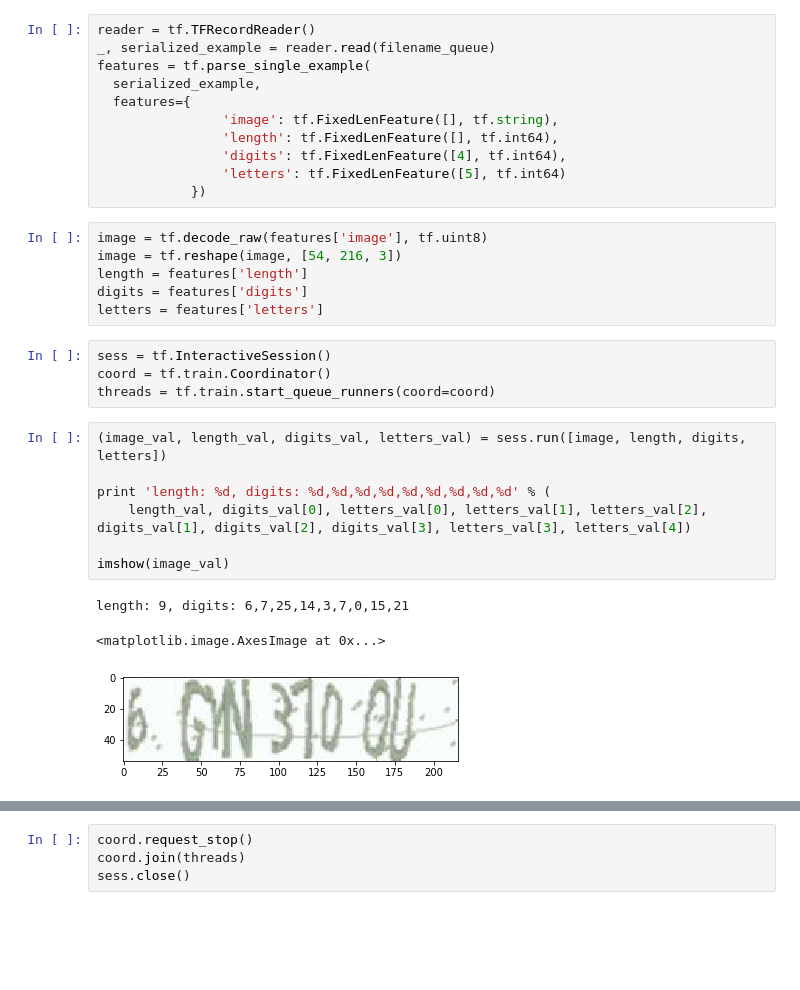
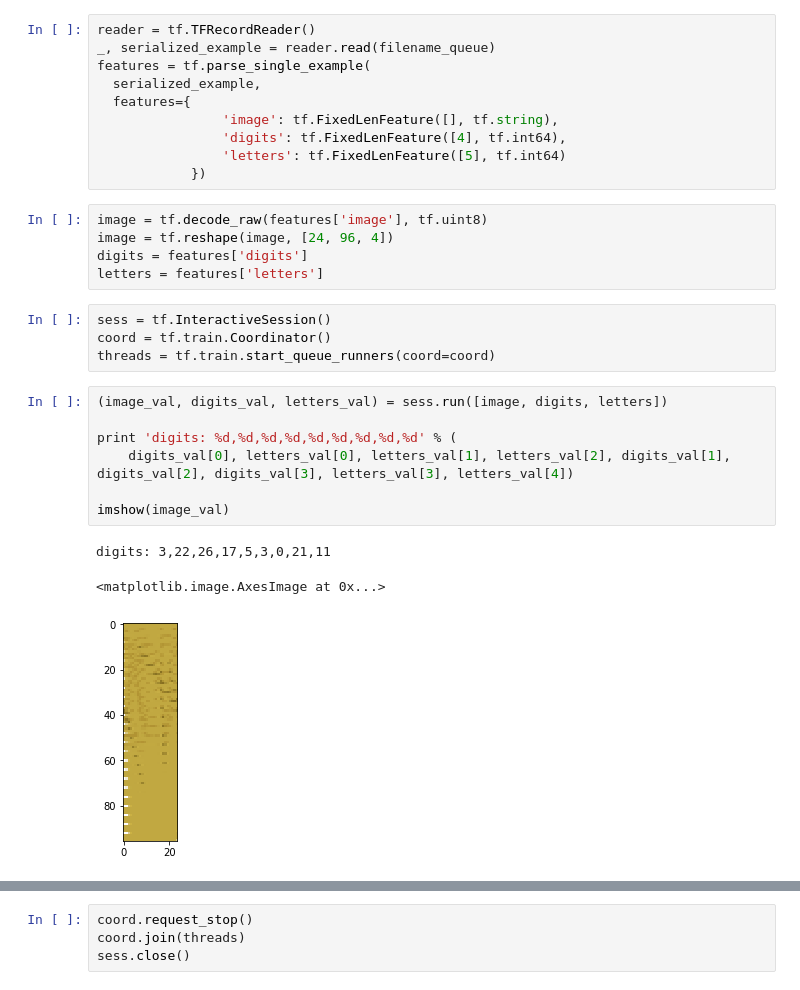
Before and after one commit to PSCAlbertEDF/Multiple-Digits, a Jupyter notebook: read_tfrecords_sample.ipynb, the cells around one changed output, grey strips where cells are left out. Drawn from its saved outputs; the diff is of its cells as text; blank space fills up the shorter version.

```diff
--- a/read_tfrecords_sample.ipynb
+++ b/read_tfrecords_sample.ipynb
@@ -15,14 +15,12 @@ features = tf.parse_single_example(
   serialized_example,
   features={
                 'image': tf.FixedLenFeature([], tf.string),
-                'length': tf.FixedLenFeature([], tf.int64),
                 'digits': tf.FixedLenFeature([4], tf.int64),
                 'letters': tf.FixedLenFeature([5], tf.int64)
             })
 # %%
 image = tf.decode_raw(features['image'], tf.uint8)
-image = tf.reshape(image, [54, 216, 3])
-length = features['length']
+image = tf.reshape(image, [24, 96, 4])
 digits = features['digits']
 letters = features['letters']
 # %%
@@ -30,16 +28,16 @@ sess = tf.InteractiveSession()
 coord = tf.train.Coordinator()
 threads = tf.train.start_queue_runners(coord=coord)
 # %%
-(image_val, length_val, digits_val, letters_val) = sess.run([image, length, digits, letters])
+(image_val, digits_val, letters_val) = sess.run([image, digits, letters])
 
-print 'length: %d, digits: %d,%d,%d,%d,%d,%d,%d,%d,%d' % (
-    length_val, digits_val[0], letters_val[0], letters_val[1], letters_val[2], digits_val[1], digits_val[2], digits_val[3], letters_val[3], letters_val[4])
+print 'digits: %d,%d,%d,%d,%d,%d,%d,%d,%d' % (
+    digits_val[0], letters_val[0], letters_val[1], letters_val[2], digits_val[1], digits_val[2], digits_val[3], letters_val[3], letters_val[4])
 
 imshow(image_val)
 # %% [output]
-length: 9, digits: 6,7,25,14,3,7,0,15,21
+digits: 3,22,26,17,5,3,0,21,11
 <matplotlib.image.AxesImage at 0x...>
-[figure, old version]
+[figure, new version]
 # %%
 meta = Meta()
 meta.load('data/meta.json')
```
Also changed, not shown: parts of 1 cell of this notebook, 55 other files.
